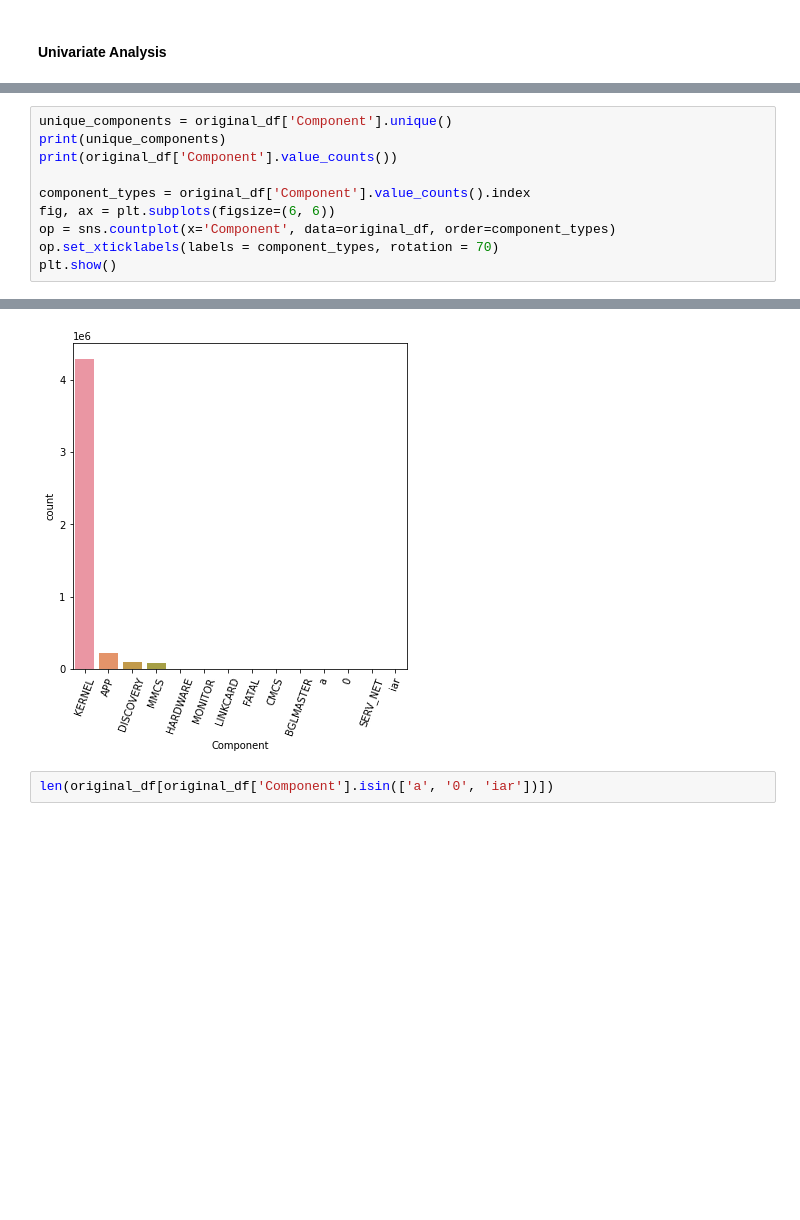
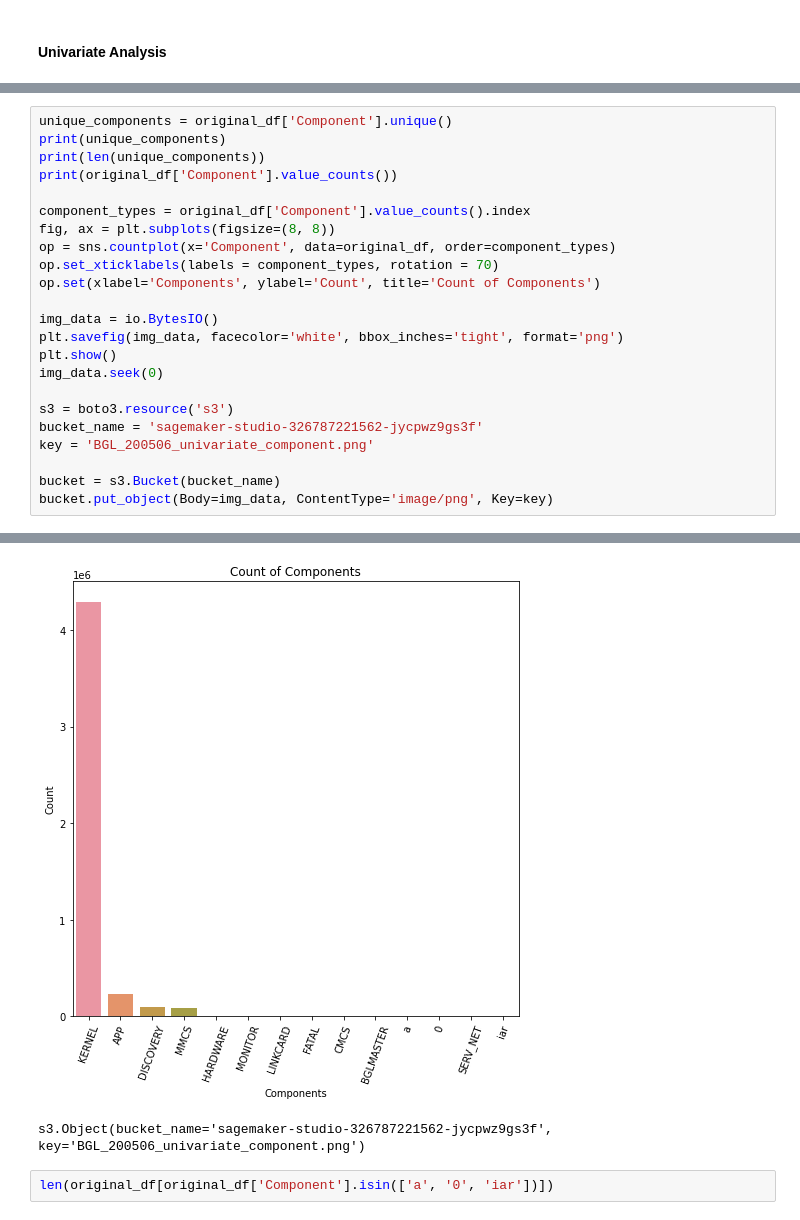
Before and after one commit to muthuskumar/msds13, a Jupyter notebook: eda.ipynb, the cells around one changed output, grey strips where cells are left out. Saved outputs shown, nothing was run; the diff lists cells and outputs as text; blank space fills up the shorter version.

```diff
--- a/eda.ipynb
+++ b/eda.ipynb
@@ -99,13 +132,26 @@ Name: Anomaly Type, dtype: int64
 # %%
 unique_components = original_df['Component'].unique()
 print(unique_components)
+print(len(unique_components))
 print(original_df['Component'].value_counts())
 
 component_types = original_df['Component'].value_counts().index
-fig, ax = plt.subplots(figsize=(6, 6))
+fig, ax = plt.subplots(figsize=(8, 8))
 op = sns.countplot(x='Component', data=original_df, order=component_types)
 op.set_xticklabels(labels = component_types, rotation = 70)
+op.set(xlabel='Components', ylabel='Count', title='Count of Components')
+
+img_data = io.BytesIO()
+plt.savefig(img_data, facecolor='white', bbox_inches='tight', format='png')
 plt.show()
+img_data.seek(0)
+
+s3 = boto3.resource('s3')
+bucket_name = 'sagemaker-studio-326787221562-jycpwz9gs3f'
+key = 'BGL_200506_univariate_component.png'
+
+bucket = s3.Bucket(bucket_name)
+bucket.put_object(Body=img_data, ContentType='image/png', Key=key)
 # %% [output]
 ['KERNEL' 'LINKCARD' 'APP' 'MMCS' 'HARDWARE' 'DISCOVERY' 'CMCS'
  'BGLMASTER' 'FATAL' 'MONITOR' 'SERV_NET' 'a' '0' 'iar']
@@ -112,19 +159,20 @@ plt.show()
 KERNEL       4290181
 APP           228536
 DISCOVERY      97172
 MMCS           88930
 HARDWARE        5148
 MONITOR         1681
 LINKCARD        1170
 FATAL            306
 CMCS             211
 BGLMASTER        145
 a                  4
 0                  4
 SERV_NET           3
 iar                2
 Name: Component, dtype: int64
-[figure, old version]
+[figure, new version]
+s3.Object(bucket_name='sagemaker-studio-326787221562-jycpwz9gs3f', key='BGL_200506_univariate_component.png')
 # %%
 len(original_df[original_df['Component'].isin(['a', '0', 'iar'])])
 # %% [output]
```
Also changed, not shown: parts of 39 cells of this notebook, 1 other file.
